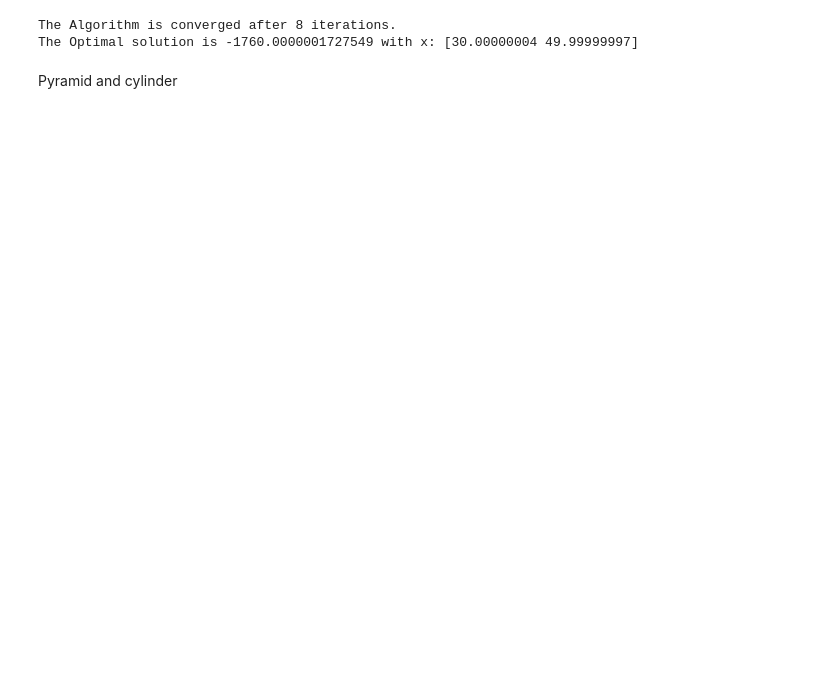
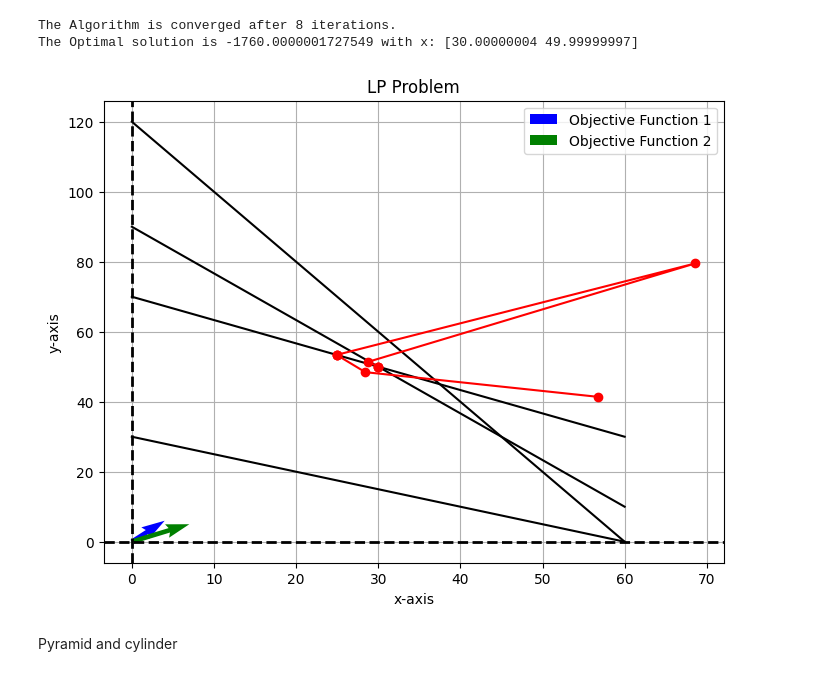
Before and after one commit to balditommaso/primal-dual-interior-point, a Jupyter notebook: test.ipynb, the cells around one changed output. Saved outputs shown, nothing was run; the diff lists cells and outputs as text; code cells hidden in the pictures; blank space fills up the shorter version.

```diff
--- a/test.ipynb
+++ b/test.ipynb
@@ -258,6 +258,10 @@ else:
 # %% [output]
 The Algorithm is converged after 8 iterations.
 The Optimal solution is -1760.0000001727549 with x: [30.00000004 49.99999997]
+# %%
+plot_LMOP(A, b, sorted_obj, steps, max_scale=60)
+# %% [output]
+[figure, added]
 # %% [markdown]
 Pyramid and cylinder
 # %%
```
Also changed, not shown: parts of 8 cells of this notebook, 1 other file.
